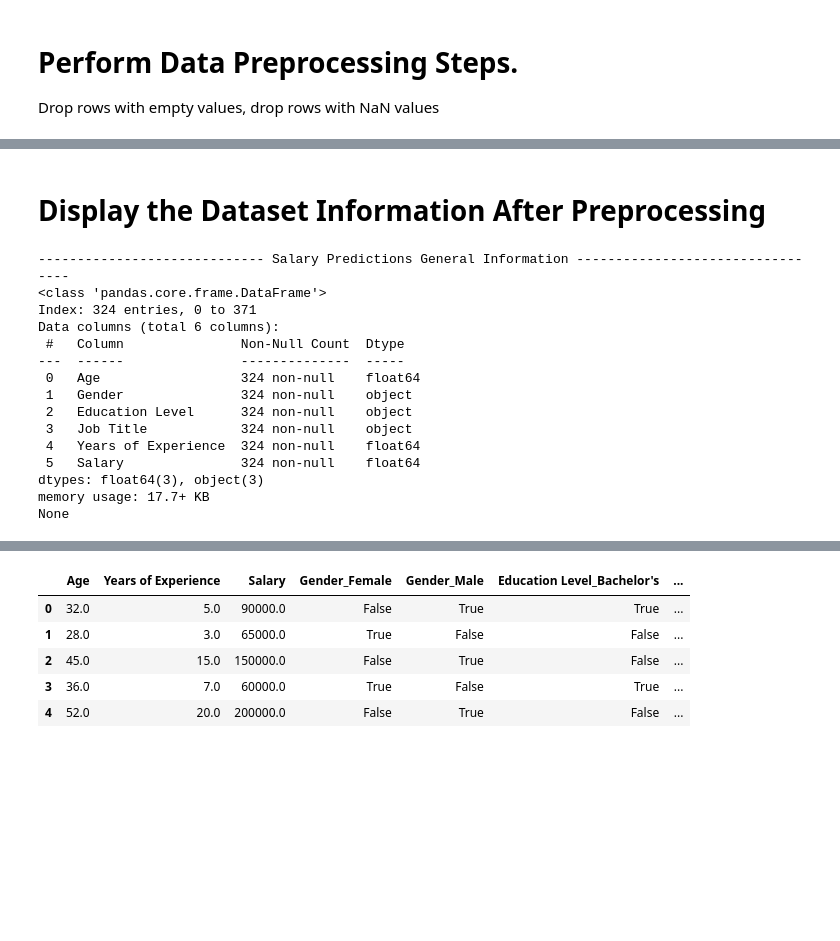
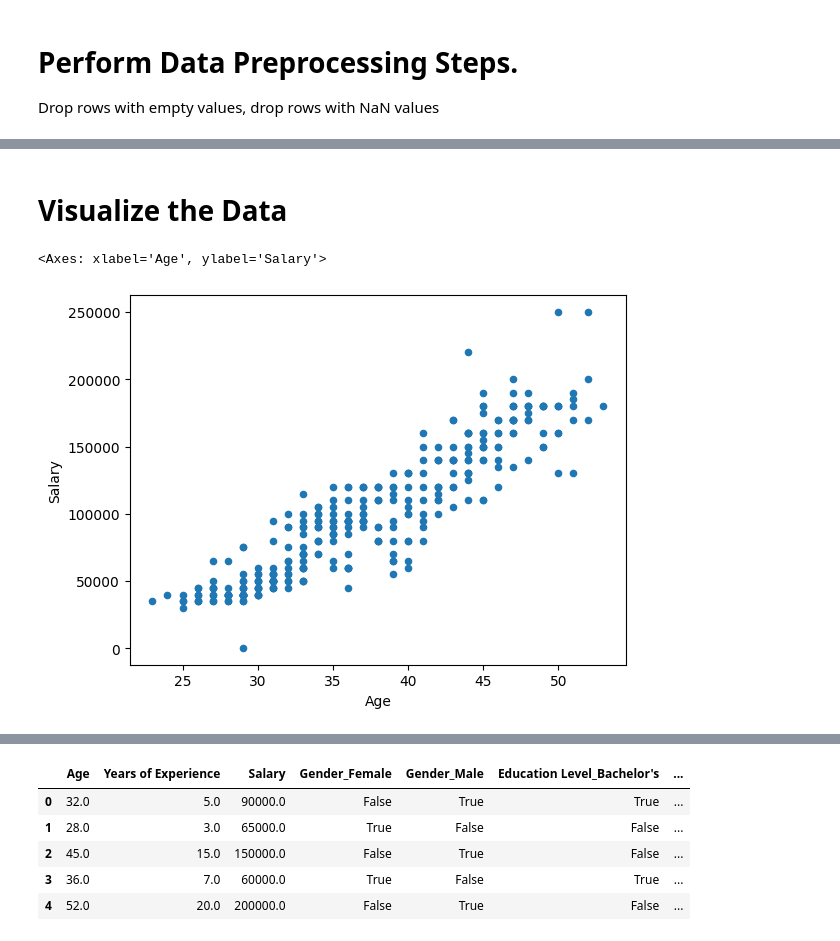
Before and after one commit to ouriquco/Salary-Predictions, a Jupyter notebook: arjun_salary_predictions.ipynb, the cells around one changed output, grey strips where cells are left out. Saved outputs shown, nothing was run; the diff lists cells and outputs as text; code cells hidden in the pictures; blank space fills up the shorter version.

Commit message:
Add plots, charts, and heatmap for data visualization
Evaluate model performance due to one hot encoding, label encoding, and feature selection

```diff
--- a/arjun_salary_predictions.ipynb
+++ b/arjun_salary_predictions.ipynb
@@ -54,20 +95,7 @@ df = df[df['Salary'] > 0]
-# %% [markdown]
-# Display the Dataset Information After Preprocessing
-# %%
-display_dataset_info(df)
-# %% [output]
------------------------------ Salary Predictions General Information ---------------------------------
-<class 'pandas.core.frame.DataFrame'>
-Index: 324 entries, 0 to 371
-Data columns (total 6 columns):
- #   Column               Non-Null Count  Dtype
----  ------               --------------  -----
- 0   Age                  324 non-null    float64
- 1   Gender               324 non-null    object
- 2   Education Level      324 non-null    object
- 3   Job Title            324 non-null    object
- 4   Years of Experience  324 non-null    float64
- 5   Salary               324 non-null    float64
-dtypes: float64(3), object(3)
-memory usage: 17.7+ KB
-None
+# %% [markdown]
+# Visualize the Data
+# %%
+df.plot.scatter("Age", "Salary")
+# %% [output]
+<Axes: xlabel='Age', ylabel='Salary'>
+[figure, added]
```
Also changed, not shown: parts of 49 cells of this notebook.
